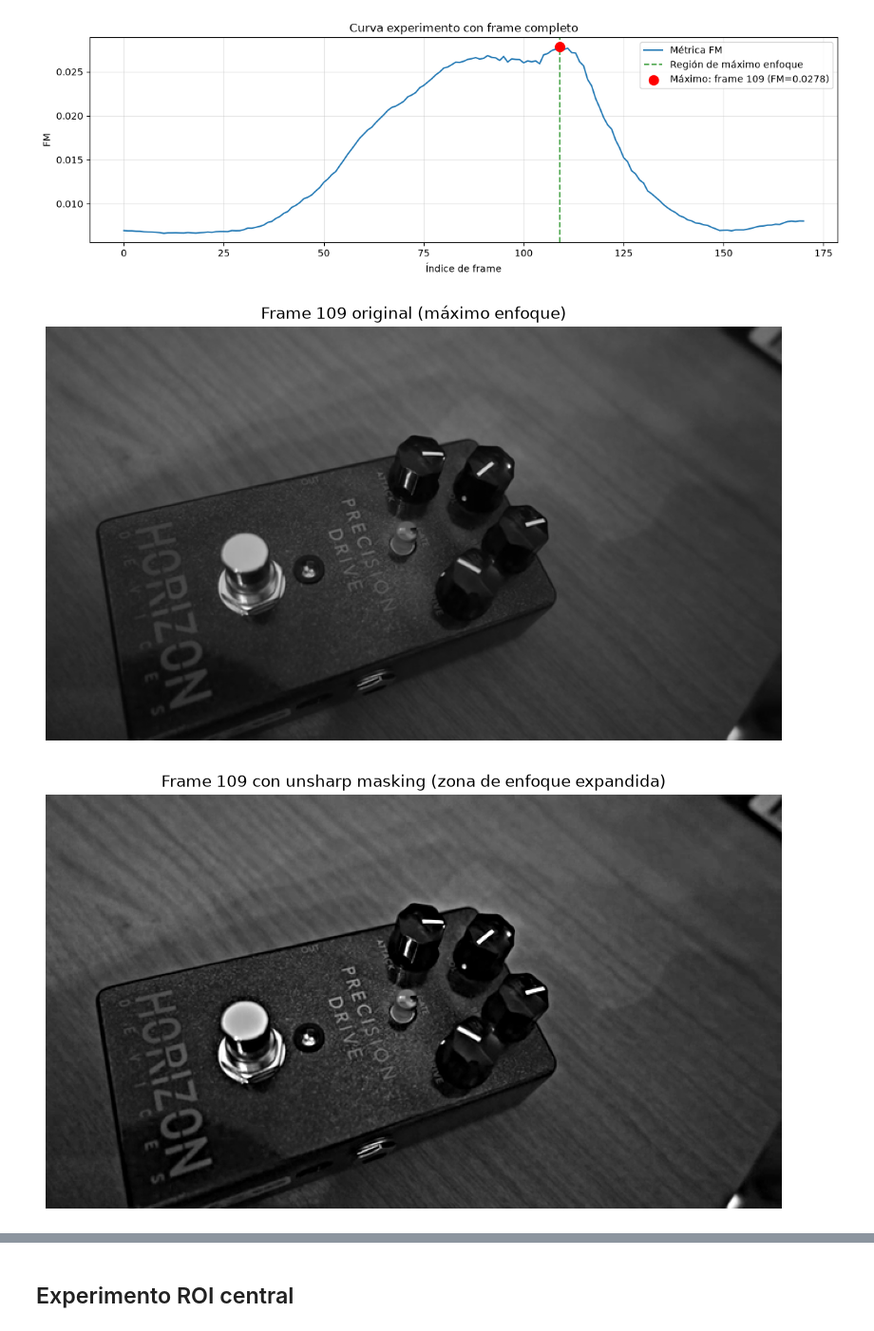
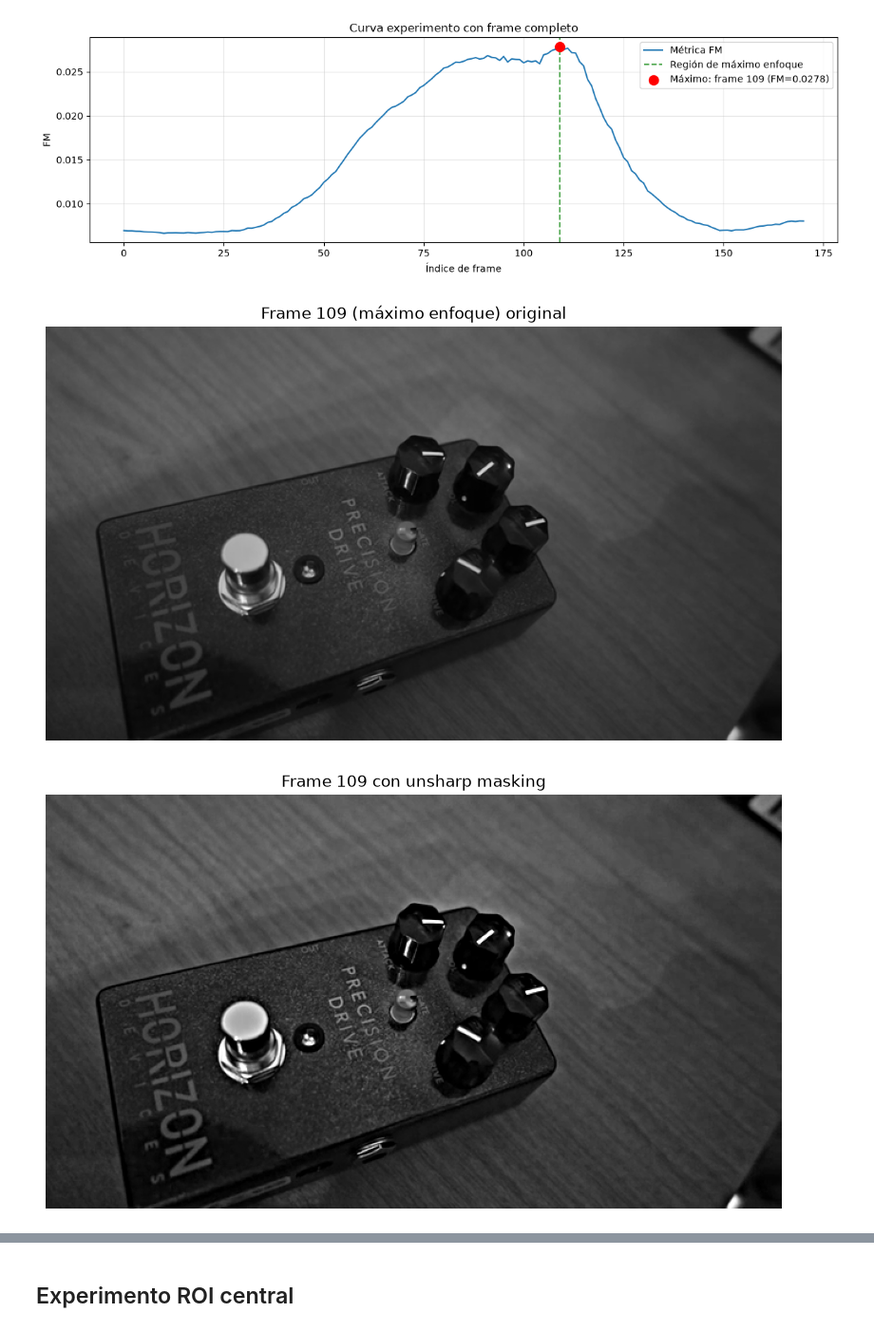
Before and after one commit to francomor/ceia-vision-computadora-I, a Jupyter notebook: TP2/TP2_franco.ipynb, the cells around one changed output, grey strips where cells are left out. Shown at 95% size. Cells and saved outputs as stored; diff of their text form; code cells hidden in the pictures.

```diff
--- a/TP2/TP2_franco.ipynb
+++ b/TP2/TP2_franco.ipynb
@@ -121,13 +121,13 @@ plot_curva_enfoque(metricas_full, indice_max_full, titulo="Curva experimento con
 [figure]
 # %%
 frame_nitido = frames[indice_max_full]
-frame_realzado = unsharp_mask(frame_nitido, sigma=5, amount=2.0)
+frame_unsharp_mask = unsharp_mask(frame_nitido, sigma=5, amount=2.0)
 
-mostrar_imagen(frame_nitido, titulo=f"Frame {indice_max_full} original (máximo enfoque)")
-mostrar_imagen(frame_realzado, titulo=f"Frame {indice_max_full} con unsharp masking (zona de enfoque expandida)")
+mostrar_imagen(frame_nitido, titulo=f"Frame {indice_max_full} (máximo enfoque) original")
+mostrar_imagen(frame_unsharp_mask, titulo=f"Frame {indice_max_full} con unsharp masking")
 # %% [output]
 [figure]
-[figure, old version]
+[figure, new version]
 # %%
 # Verificamos cuantitativamente que la métrica de nitidez aumenta
 print(f"FM original : {sharpness_fft(frame_nitido):.4f}")
```
Also changed, not shown: parts of 3 cells of this notebook.
